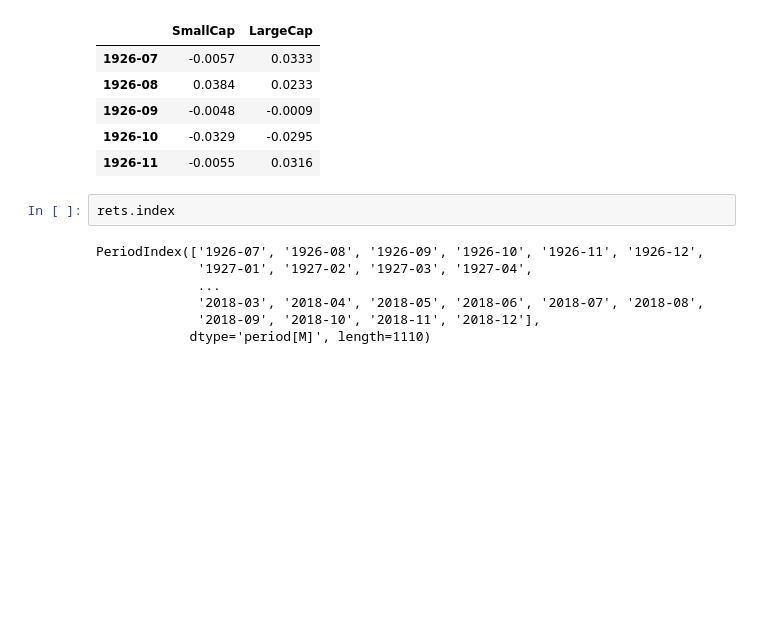
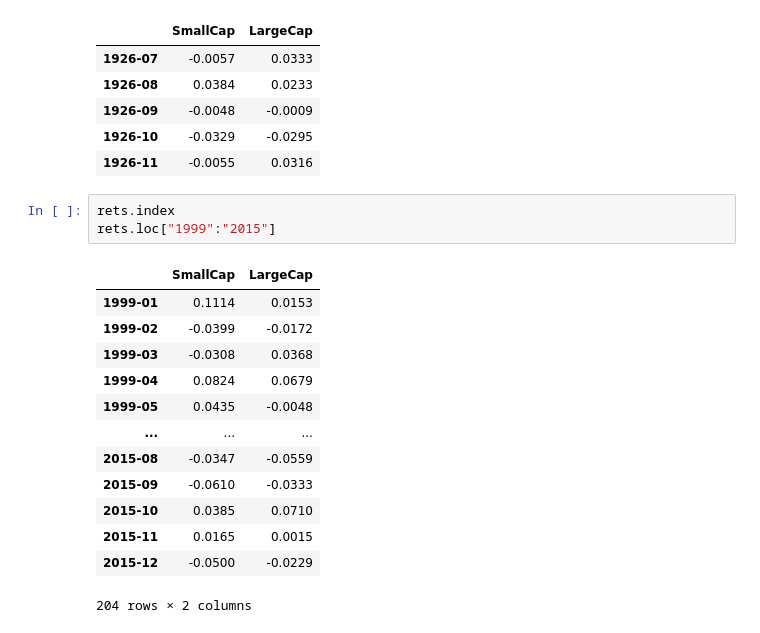
Before and after one commit to tho-hk/edhec-portfolio-construction, a Jupyter notebook: nb/risk_adj_returns.ipynb, the cells around one changed output. Saved outputs shown, nothing was run; the diff lists cells and outputs as text; blank space fills up the shorter version.

```diff
--- a/nb/risk_adj_returns.ipynb
+++ b/nb/risk_adj_returns.ipynb
@@ -219,10 +219,18 @@ rets.head()
 | 1926-11 | -0.0055 | 0.0316 |
 # %%
 rets.index
+rets.loc["1999":"2015"]
 # %% [output]
+|  | SmallCap | LargeCap |
+| 1999-01 | 0.1114 | 0.0153 |
+| 1999-02 | -0.0399 | -0.0172 |
+| 1999-03 | -0.0308 | 0.0368 |
+| 1999-04 | 0.0824 | 0.0679 |
+| 1999-05 | 0.0435 | -0.0048 |
+| ... | ... | ... |
+| 2015-08 | -0.0347 | -0.0559 |
+| 2015-09 | -0.0610 | -0.0333 |
+| 2015-10 | 0.0385 | 0.0710 |
+| 2015-11 | 0.0165 | 0.0015 |
+| 2015-12 | -0.0500 | -0.0229 |
-PeriodIndex(['1926-07', '1926-08', '1926-09', '1926-10', '1926-11', '1926-12',
-             '1927-01', '1927-02', '1927-03', '1927-04',
-             ...
-             '2018-03', '2018-04', '2018-05', '2018-06', '2018-07', '2018-08',
-             '2018-09', '2018-10', '2018-11', '2018-12'],
-            dtype='period[M]', length=1110)
+204 rows × 2 columns
```
